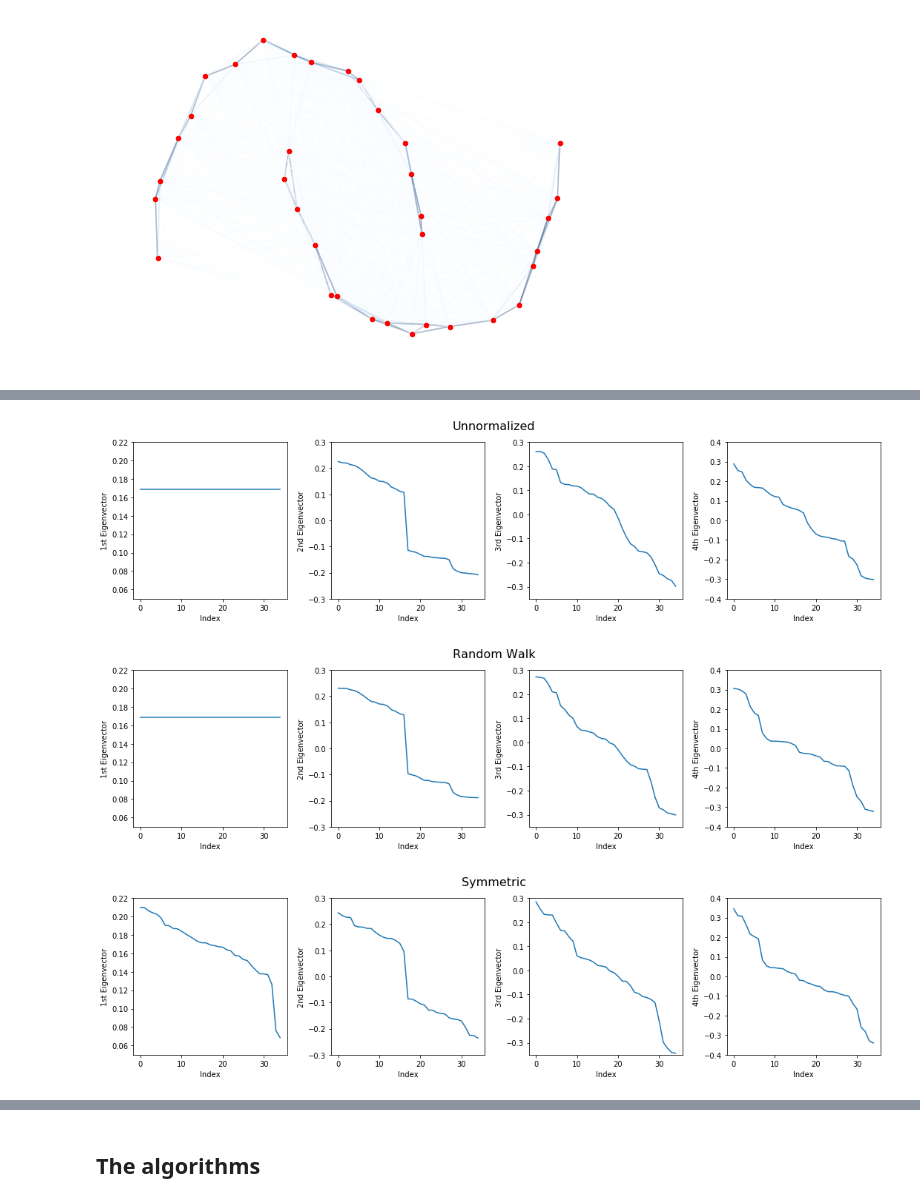
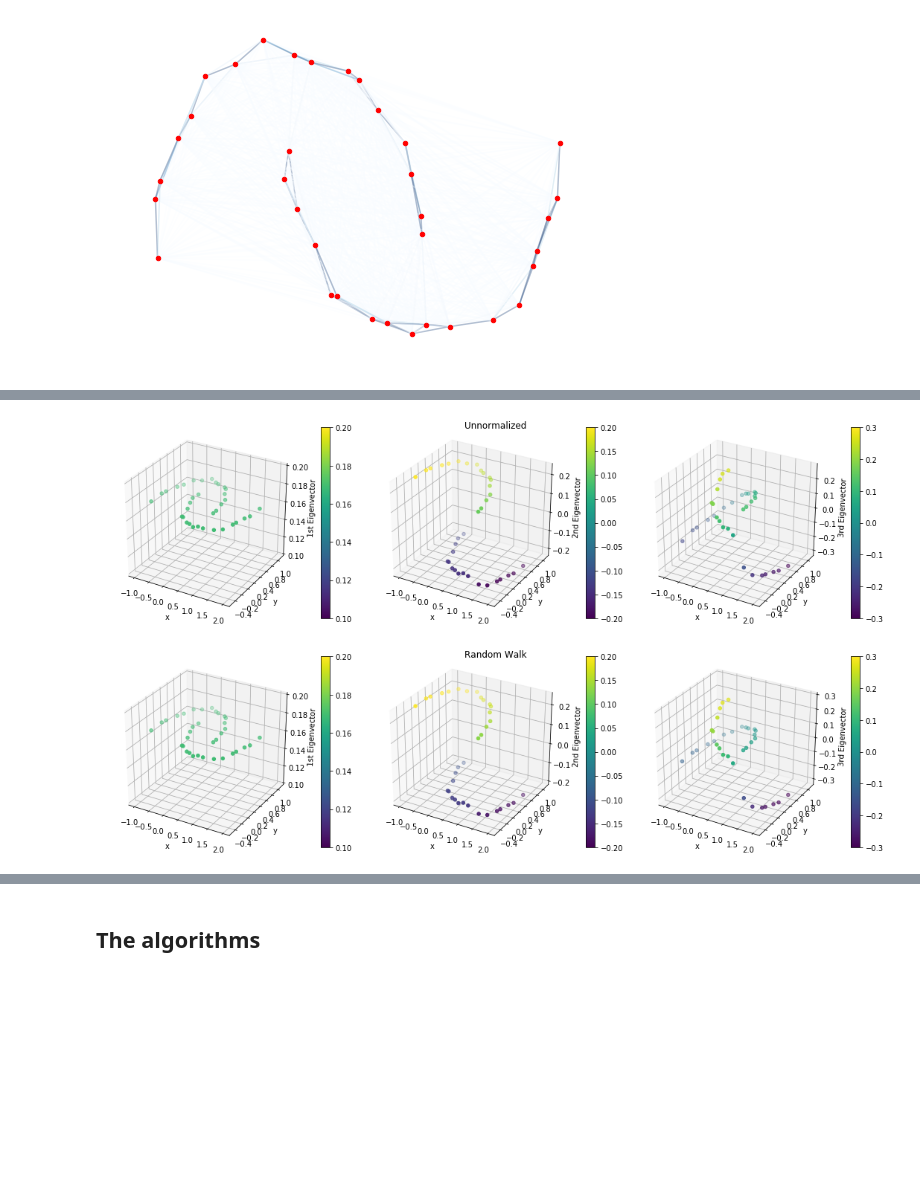
Before and after one commit to msarrias/spectral-clustering, a Jupyter notebook: playground.ipynb, the cells around one changed output, grey strips where cells are left out. Cells and saved outputs as stored; diff of their text form; code cells hidden in the pictures; blank space fills up the shorter version.

Commit message:
added 3d plots

```diff
--- a/playground.ipynb
+++ b/playground.ipynb
@@ -79,9 +70,8 @@ f.plot_eigenvalues(eigenvalues_sorted_lists, titles_list,
-# %%
-ylim_list =[(0.05, 0.22), (-0.3, 0.3), (-0.35, 0.3), (-0.4, 0.4)]
-f.plot_eigenvectors(titles_list, eigenvectors_sorted_lists,
-                    ylim_list, "figures/12-line_plot", plot_type="plot")
-#f.plot_eigenvectors(titles_list, eigenvectors_list, ylim_list, "figures/test", plot_type="scatter")
-# %% [output]
-[figure, removed]
-[figure, removed]
-[figure, removed]
+# %%
+x, y = half_moons_data[0].T
+f.plot3D_eigenvectors(x,y,3,[rearranged_unnorm_evals_moon_data, rearranged_rw_evals_moon_data] ,
+                      [[(0.1,0.2),(-0.2,0.2),(-0.3,0.3)],[(0.1,0.2),(-0.2,0.2),(-0.3,0.3)]],
+                      "figures/11-3Deigenvecs_moon")
+# %% [output]
+[figure, added]
+[figure, added]
```
Also changed, not shown: parts of 59 cells of this notebook, 1 other file.
